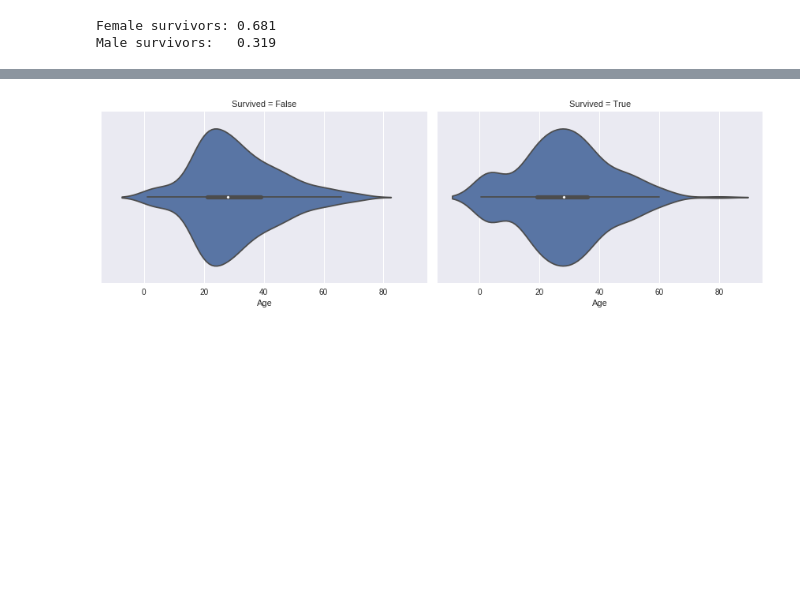
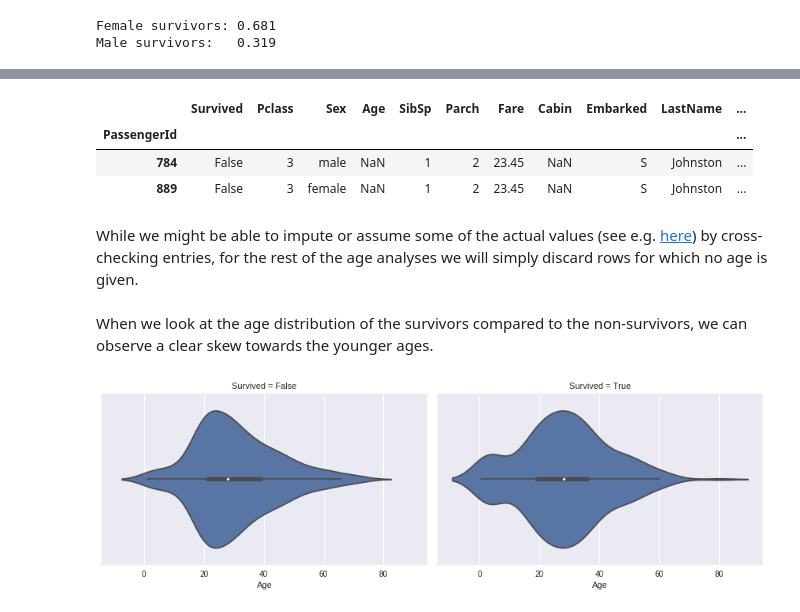
Before and after one commit to sunsided/DAND-Titanic, a Jupyter notebook: titanic.ipynb, the cells around one changed output, grey strips where cells are left out. Cells and saved outputs as stored; diff of their text form; code cells hidden in the pictures; blank space fills up the shorter version.

```diff
--- a/titanic.ipynb
+++ b/titanic.ipynb
@@ -675,3 +703,14 @@ When we look at the age distribution of the survivors compared to the non-surviv
+# %%
+titanic[titanic['TicketNumber'] == 6607]
+# %% [output]
+|  | Survived | Pclass | Sex | Age | SibSp | Parch | Fare | Cabin | Embarked | LastName | ... |
+| PassengerId |  |  |  |  |  |  |  |  |  |  | ... |
+| 784 | False | 3 | male | NaN | 1 | 2 | 23.45 | NaN | S | Johnston | ... |
+| 889 | False | 3 | female | NaN | 1 | 2 | 23.45 | NaN | S | Johnston | ... |
+# %% [markdown]
+While we might be able to impute or assume some of the actual values (see e.g. [here](https://measuringu.com/handle-missing-data/)) by cross-checking entries, for the rest of the age analyses we will simply discard rows for which no age is given.
+# %% [markdown]
+When we look at the age distribution of the survivors compared to the non-survivors, we can observe a clear skew towards the younger ages.
 # %%
 sns.factorplot(x='Age', col='Survived', data=titanic, kind='violin', size=4, aspect=1.5);
 # %% [output]
```
Also changed, not shown: parts of 17 cells of this notebook, 1 other file.
